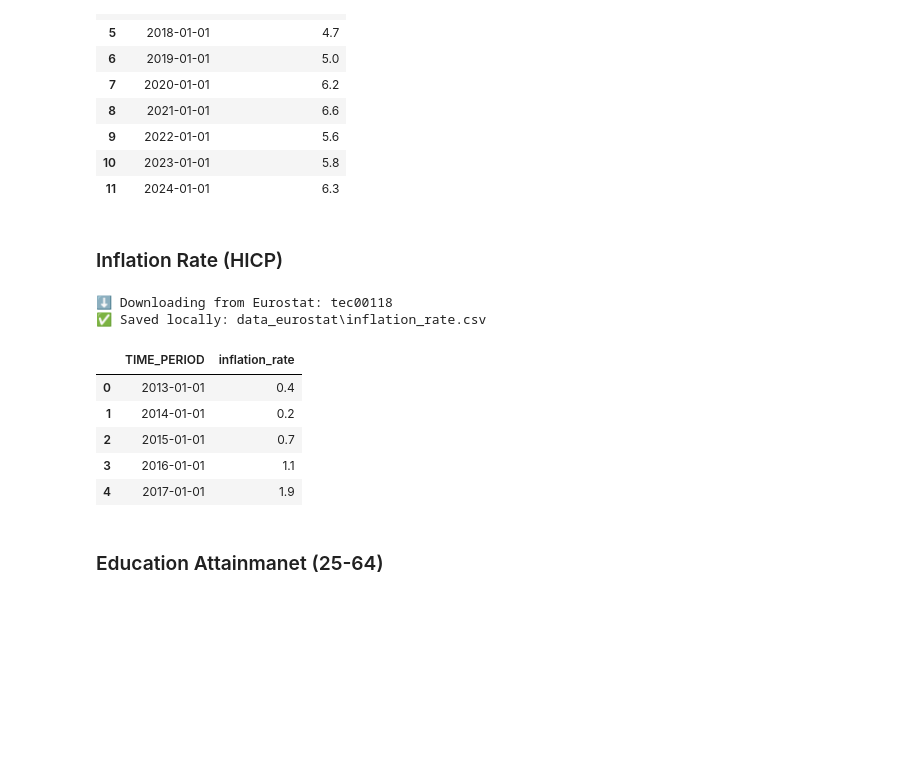
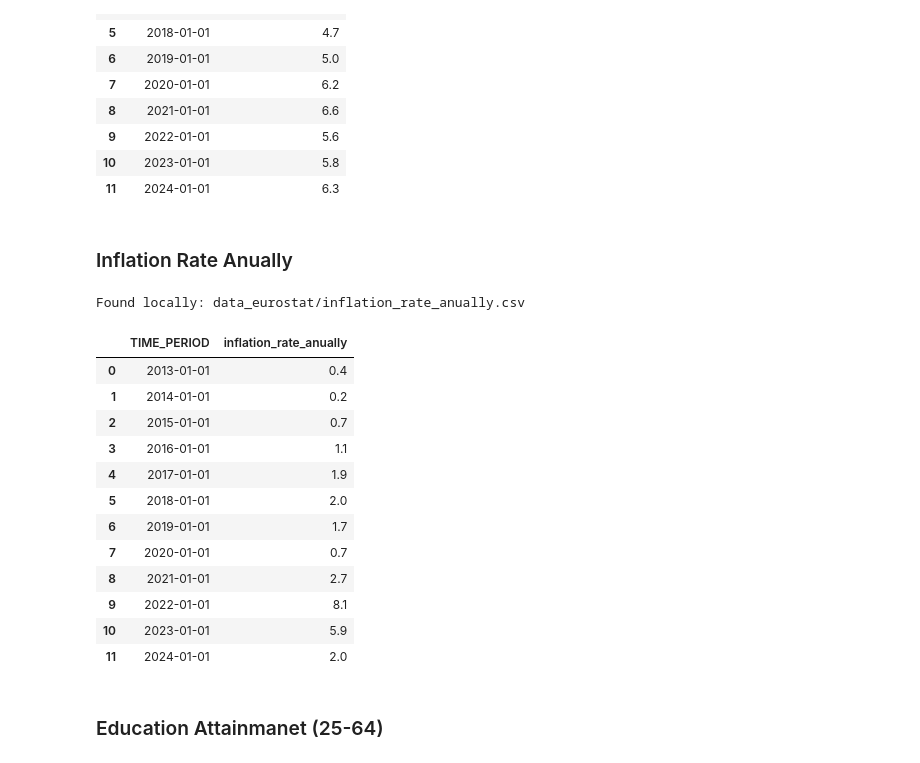
Before and after one commit to Grena30/Exploratory-Data-Analysis, a Jupyter notebook: EDA/datasets.ipynb, the cells around one changed output. Drawn from its saved outputs; the diff is of its cells as text; code cells hidden in the pictures; blank space fills up the shorter version.

```diff
--- a/EDA/datasets.ipynb
+++ b/EDA/datasets.ipynb
@@ -55,9 +66,15 @@ def col_to_timestamp(df, ds_name):
 
     freq = list(df['freq'].unique())[0]
 
+    try:
+        if freq.upper() == 'S':
+            df['year'] = df['TIME_PERIOD'].str[:4].astype(int)
+            df['semester'] = df['TIME_PERIOD'].str[4:]
+            df['month'] = df['semester'].map({'S1': 1, 'S2': 7})
 
-    try:
-        if freq.upper() == 'Q':
+            df['TIME_PERIOD'] = pd.to_datetime(df[['year', 'month']].assign(day=1))
+            df = df.drop(columns=['year', 'semester', 'month'])
+        elif freq.upper() == 'Q':
             df['TIME_PERIOD'] = pd.PeriodIndex(df['TIME_PERIOD'], freq='Q').to_timestamp()
         elif freq.upper() == 'M':
             df['TIME_PERIOD'] = pd.PeriodIndex(df['TIME_PERIOD'], freq='M').to_timestamp()
@@ -179,53 +236,41 @@ df_clean.head(25)
 | 10 | 2023-01-01 | 5.8 |
 | 11 | 2024-01-01 | 6.3 |
 # %% [markdown]
-### Inflation Rate (HICP)
+### Inflation Rate Anually
 # %%
 indicator_name = "tec00118"
-ds_name = "inflation_rate"
+ds_name = "inflation_rate_anually"
 filename = f"{ds_name}.csv"
 local_path = os.path.join(OUTPUT_DIR, filename)
+
+INDICATORS.append(indicator_name)
 # %%
-df = get_dataset(indicator_name=indicator_name, local_path=local_path)
+df = get_dataset(indicator_name=indicator_name, local_path=local_path, country=COUNTRY)
 
 # df.head()
 # %% [output]
-⬇️ Downloading from Eurostat: tec00118
-✅ Saved locally: data_eurostat\inflation_rate.csv
+Found locally: data_eurostat/inflation_rate_anually.csv
 # %%
-df_clean = df.copy()
+filters = {}
+id_vars = ['freq', 'unit', 'coicop', 'geo']
 
-df_clean = df_clean[
-    (df_clean['geo'] == COUNTRY)
-]
+df_clean = preprocess_dataset(df, ds_name, filters, id_vars)
 
-non_null_columns = df_clean.columns[~(df_clean.isnull().sum() > 0)]
-df_clean = df_clean[non_null_columns]
-
-id_vars = ['freq', 'unit', 'coicop', 'geo']
-value_vars = [col for col in df_clean.columns if col not in id_vars]
-
-df_clean = df_clean.melt(
-    id_vars=id_vars,
-    value_vars=value_vars,
-    var_name='TIME_PERIOD',
-    value_name='VALUE'
-)
-
-df_clean = df_clean.rename(columns={"VALUE": f"{ds_name}"})
-df_clean = col_to_timestamp(df_clean, ds_name)
-df_clean = df_clean[['TIME_PERIOD', f'{ds_name}']]
-
-DFS[f"df_{ds_name}"] = df_clean
-
-df_clean.head()
+df_clean.head(25)
 # %% [output]
-|  | TIME_PERIOD | inflation_rate |
+|  | TIME_PERIOD | inflation_rate_anually |
 | 0 | 2013-01-01 | 0.4 |
 | 1 | 2014-01-01 | 0.2 |
 | 2 | 2015-01-01 | 0.7 |
 | 3 | 2016-01-01 | 1.1 |
 | 4 | 2017-01-01 | 1.9 |
+| 5 | 2018-01-01 | 2.0 |
+| 6 | 2019-01-01 | 1.7 |
+| 7 | 2020-01-01 | 0.7 |
+| 8 | 2021-01-01 | 2.7 |
+| 9 | 2022-01-01 | 8.1 |
+| 10 | 2023-01-01 | 5.9 |
+| 11 | 2024-01-01 | 2.0 |
 # %% [markdown]
 ### Education Attainmanet (25-64)
 # %%
```
Also changed, not shown: parts of 50 cells of this notebook, 14 other files.
